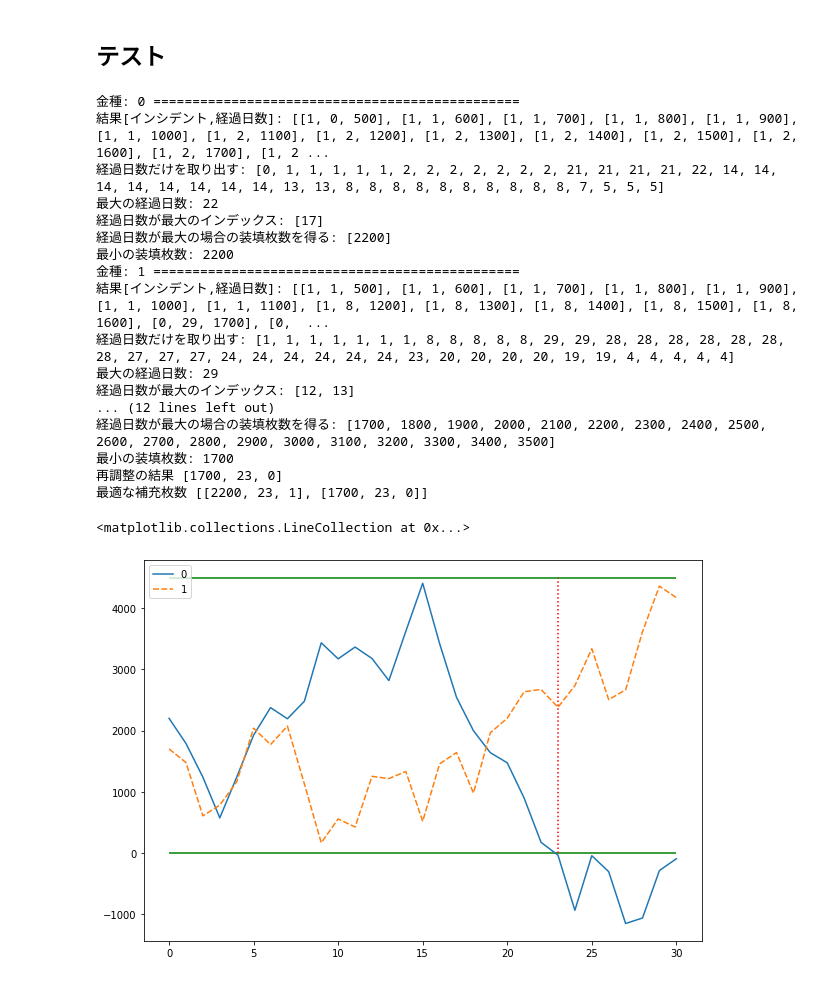
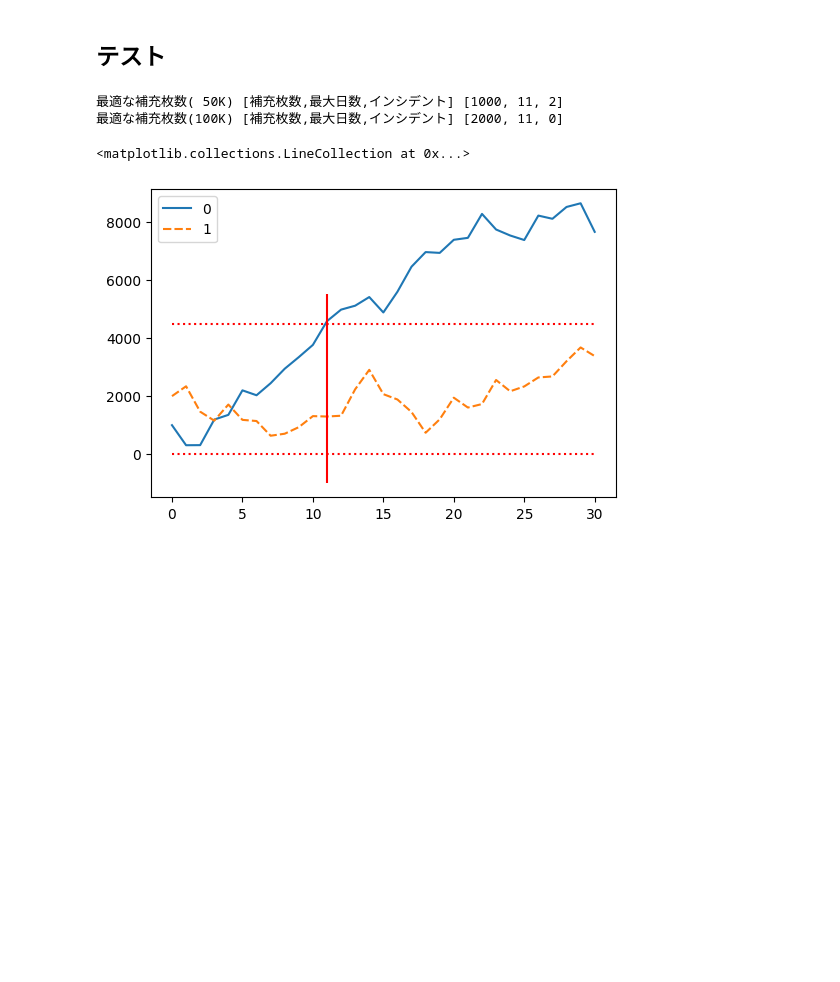
Before and after one commit to roki533/bismarck, a Jupyter notebook: 最適な装填枚数の決定.ipynb, the cells around one changed output. Drawn from its saved outputs; the diff is of its cells as text; code cells hidden in the pictures; blank space fills up the shorter version.

```diff
--- a/最適な装填枚数の決定.ipynb
+++ b/最適な装填枚数の決定.ipynb
@@ -14,9 +14,9 @@ CURRENCY_NUM = 2    # 金種数
 CASETTE_CAP = 4500  # 金種カセット容量(とりあえず金種で同じとする。)
 
 # カセット装填枚数パターン設定(ex. [[1000, 1000]] 金種毎の配列)
-START_NUM = 500     # この枚数から
-END_NUM = 4500      # この枚数まで
-STEP_NUM = 100      # この枚数刻みで、CASETTE_CAPを超えないカセットパターンを作成する
+START_NUM = 1000     # この枚数から
+END_NUM = 4000      # この枚数まで
+STEP_NUM = 1000      # この枚数刻みで、CASETTE_CAPを超えないカセットパターンを作成する
 
 RE_ADJUST = True   # 再調整
 # %% [markdown]
@@ -209,54 +209,40 @@ def get_rep_notes(predict_data, cash_empty_num, cash_full_num):
 # %%
 # テスト
 # 現金予測データ(入力データ)
 import random
 
 DAYS=30
 predict_data = [[random.randint(-1000, 1000) for i in range(DAYS)],
                 [random.randint(-1000, 1000) for i in range(DAYS)]]
-
+#print('予測データ',predict_data)
 # カセット容量(ex.[2500, 2500] 金種毎の配列)
 cash_full_num = [CASETTE_CAP for i in range(CURRENCY_NUM)]
 
 # 切れ枚数(ex. [100, 100] 金種毎の配列)
 cash_empty_num =  [100 for i in range(CURRENCY_NUM)]
 
 rep_notes_result = get_rep_notes(predict_data, cash_empty_num, cash_full_num)
-print('最適な補充枚数', rep_notes_result)
+print('最適な補充枚数( 50K) [補充枚数,最大日数,インシデント]', rep_notes_result[0])
+print('最適な補充枚数(100K) [補充枚数,最大日数,インシデント]', rep_notes_result[1])
 
 # グラフで確認
 
 cash_position = [[i[0]] for i in rep_notes_result]
 
 for i, predict in enumerate(predict_data):
     for notes in predict:
         cash_position[i].append(notes + cash_position[i][-1])
 
 import matplotlib.pyplot as plt
 import seaborn as sns
 
-plt.figure(figsize=(10,7))
+plt.figure(figsize=(6,4))
 sns.lineplot(data=cash_position)
-plt.hlines(0, 0, DAYS, color='g')
-plt.hlines(CASETTE_CAP, 0, DAYS, color='g')
-plt.vlines(rep_notes_result[0][1], 0, CASETTE_CAP, color='r',linestyles='dotted')
+plt.hlines(0, 0, DAYS, color='r',linestyles='dotted')
+plt.hlines(CASETTE_CAP, 0, DAYS, color='r',linestyles='dotted')
+plt.vlines(rep_notes_result[0][1], -1000, CASETTE_CAP+1000, color='r')
 # %% [output]
-金種: 0 ===============================================
-結果[インシデント,経過日数]: [[1, 0, 500], [1, 1, 600], [1, 1, 700], [1, 1, 800], [1, 1, 900], [1, 1, 1000], [1, 2, 1100], [1, 2, 1200], [1, 2, 1300], [1, 2, 1400], [1, 2, 1500], [1, 2, 1600], [1, 2, 1700], [1, 2 ...
-経過日数だけを取り出す: [0, 1, 1, 1, 1, 1, 2, 2, 2, 2, 2, 2, 2, 21, 21, 21, 21, 22, 14, 14, 14, 14, 14, 14, 14, 14, 13, 13, 8, 8, 8, 8, 8, 8, 8, 8, 8, 8, 7, 5, 5, 5]
-最大の経過日数: 22
-経過日数が最大のインデックス: [17]
-経過日数が最大の場合の装填枚数を得る: [2200]
-最小の装填枚数: 2200
-金種: 1 ===============================================
-結果[インシデント,経過日数]: [[1, 1, 500], [1, 1, 600], [1, 1, 700], [1, 1, 800], [1, 1, 900], [1, 1, 1000], [1, 1, 1100], [1, 8, 1200], [1, 8, 1300], [1, 8, 1400], [1, 8, 1500], [1, 8, 1600], [0, 29, 1700], [0,  ...
-経過日数だけを取り出す: [1, 1, 1, 1, 1, 1, 1, 8, 8, 8, 8, 8, 29, 29, 28, 28, 28, 28, 28, 28, 28, 27, 27, 27, 24, 24, 24, 24, 24, 24, 23, 20, 20, 20, 20, 19, 19, 4, 4, 4, 4, 4]
-最大の経過日数: 29
-経過日数が最大のインデックス: [12, 13]
-... (12 lines left out)
-経過日数が最大の場合の装填枚数を得る: [1700, 1800, 1900, 2000, 2100, 2200, 2300, 2400, 2500, 2600, 2700, 2800, 2900, 3000, 3100, 3200, 3300, 3400, 3500]
-最小の装填枚数: 1700
-再調整の結果 [1700, 23, 0]
-最適な補充枚数 [[2200, 23, 1], [1700, 23, 0]]
+最適な補充枚数( 50K) [補充枚数,最大日数,インシデント] [1000, 11, 2]
+最適な補充枚数(100K) [補充枚数,最大日数,インシデント] [2000, 11, 0]
 <matplotlib.collections.LineCollection at 0x...>
-[figure, old version]
+[figure, new version]
```
Also changed, not shown: parts of 2 cells of this notebook, 6 other files.
